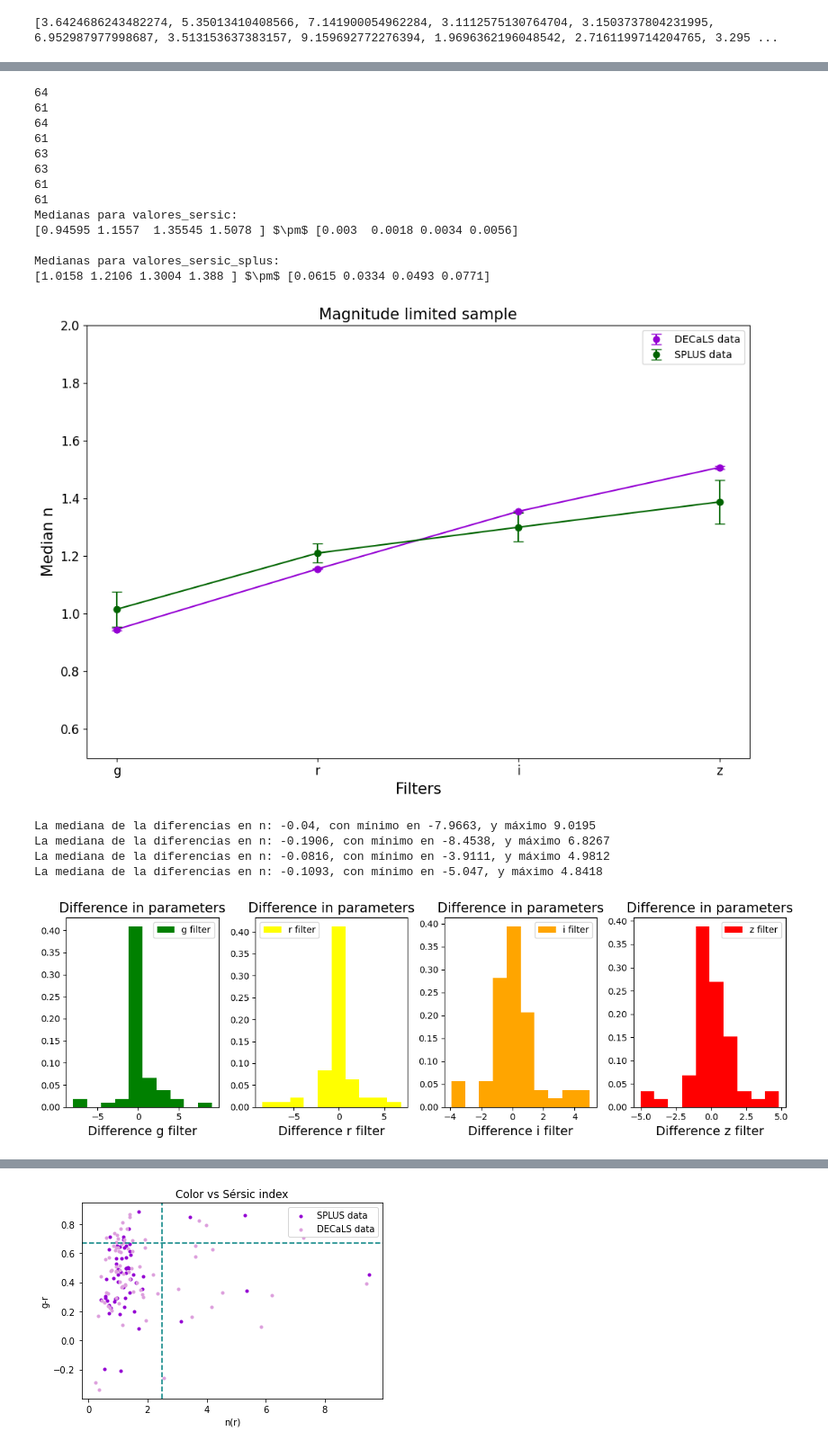
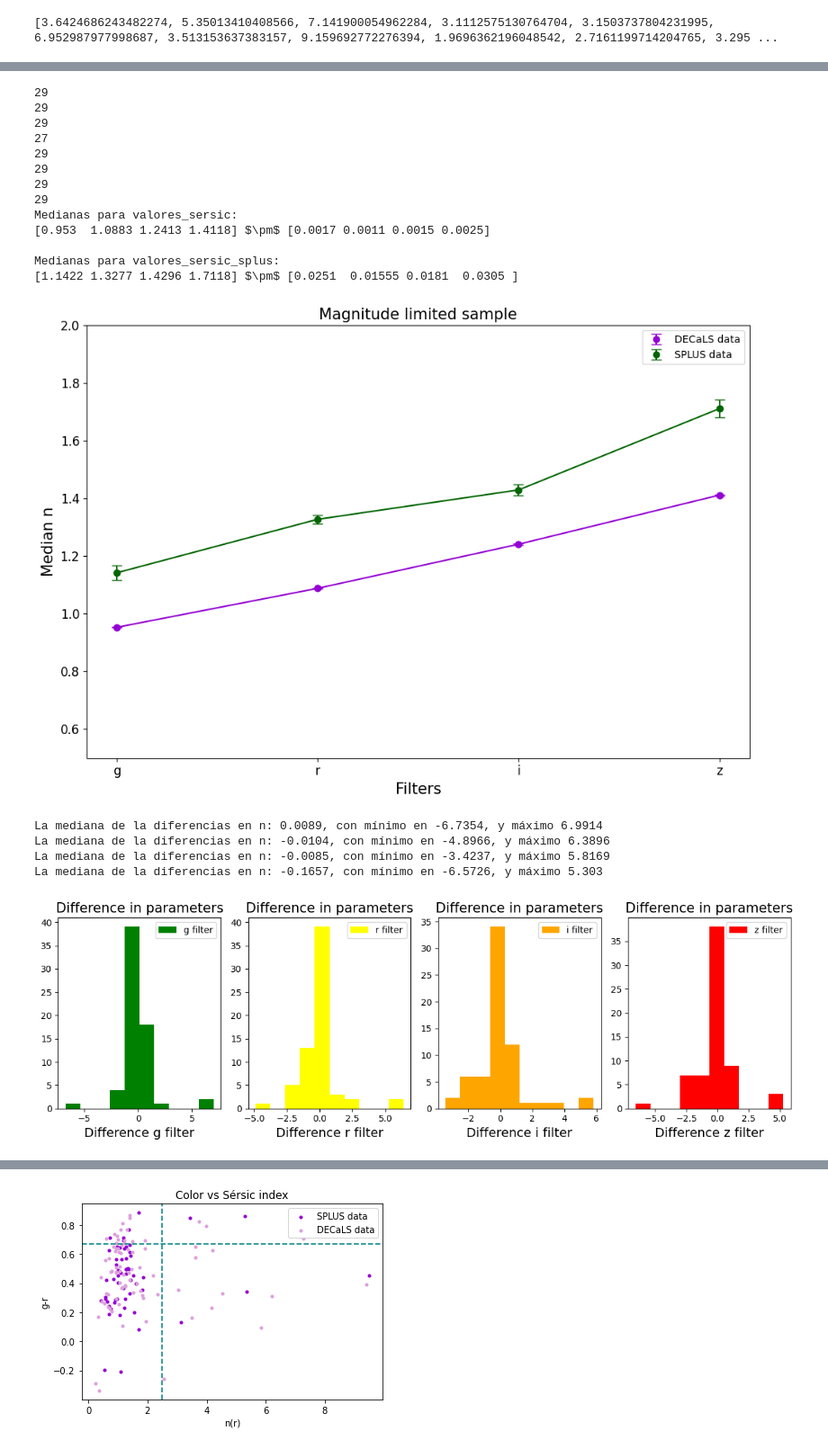
Before and after one commit to Siortiz/MorphoLS, a Jupyter notebook: Analysis/DECALS_SPLUS_plots.ipynb, the cells around one changed output, grey strips where cells are left out. Shown at 90% size. Drawn from its saved outputs; the diff is of its cells as text; code cells hidden in the pictures.

```diff
--- a/Analysis/DECALS_SPLUS_plots.ipynb
+++ b/Analysis/DECALS_SPLUS_plots.ipynb
@@ -12,22 +12,22 @@ import seaborn as sns
 #decals_splus
 # %%
 model_raw = Table.read('GalfitM_DECALS_SPLUS_ahorasi.csv', format='ascii')
-splus_raw = Table.read('GalfitM_output_SPLUS_minus.csv', format='ascii')
+splus_raw = Table.read('Galfitm_SPLUS_ahorasi.csv', format='ascii')
 splus = splus_raw[splus_raw['type'] != 'PSF']
 model = model_raw[model_raw['type'] != 'PSF']
-#model_splus_raw = Table.read('splus_and_decals.csv', format='ascii')
-#model_splus = model_splus_raw[model_splus_raw['type_1'] != 'PSF']
+model_splus_raw = Table.read('splus_and_decals.csv', format='ascii')
+model_splus = model_splus_raw[model_splus_raw['type_1'] != 'PSF']
 m = model.group_by('Group')
 
 s = splus.group_by('Group')
 keys = s.groups.keys
 keys_model = m.groups.keys
 
-#model = model[model['mag_r'] < 18.5]
-#splus = splus[splus['MAG_r'] < 18.5]
+#model = model[model['mag_r'] < 18]
+#splus = splus[splus['MAG_r'] < 18]
 
-#splus = splus[(splus['MAG_g'] < 18.5) & (splus['MAG_r'] < 18.5) & (splus['MAG_i'] < 18.5) & (splus['MAG_z'] < 18.5)]
-#model = model[(model['mag_g'] < 18.5) & (model['mag_r'] < 18.5) & (model['mag_i'] < 18.5) & (model['mag_z'] < 18.5)]
+splus = splus[(splus['MAG_g'] < 18) & (splus['MAG_r'] < 18) & (splus['MAG_i'] < 18) & (splus['MAG_z'] < 18)]
+model = model[(model['mag_g'] < 18) & (model['mag_r'] < 18) & (model['mag_i'] < 18) & (model['mag_z'] < 18)]
 
 # Encontrar las combinaciones únicas de 'Group' y 'Gal' en ambos catálogos
 keys_splus = set(zip(splus['ra'], splus['dec']))
@@ -37,6 +37,9 @@ keys_model = set(zip(model['ra'], model['dec']))
 common_keys = keys_splus.intersection(keys_model)
 model_filtered = model[[tuple(row['ra', 'dec']) in common_keys for row in model]]
 splus_filtered = splus[[tuple(row['ra', 'dec']) in common_keys for row in splus]]
+
+
+
 # Resultado final
 print(f"Total de galaxias en 'model' y 'splus' tras el filtrado: {len(model_filtered)}, {len(splus_filtered)}")
 #print(len(model_splus))
@@ -115,14 +140,14 @@ for filtro in filtros:
     model_filtered['RE_' +filtro] = pd.to_numeric(model_filtered['RE_' + filtro], errors = 'coerce')*0.262
     model_filtered['e_n_' + filtro] = pd.to_numeric(model_filtered['e_n_' + filtro], errors='coerce')
     model_filtered['e_RE_' + filtro] = pd.to_numeric(model_filtered['e_RE_' + filtro], errors='coerce')*0.262
-    #model_splus[f'n_{filtro}_1'] = pd.to_numeric(model_splus[f'n_{filtro}_1'], errors='coerce')
-    #model_splus[f'RE_{filtro}_1'] = pd.to_numeric(model_splus[f'RE_{filtro}_1'], errors = 'coerce')*0.262
-    #model_splus[f'e_n_{filtro}_1'] = pd.to_numeric(model_splus[f'e_n_{filtro}_1'], errors='coerce')
-    #model_splus[f'e_RE_{filtro}_1'] = pd.to_numeric(model_splus[f'e_RE_{filtro}_1'], errors='coerce')*0.262
-    #model_splus[f'n_{filtro}_2'] = pd.to_numeric(model_splus[f'n_{filtro}_2'], errors='coerce')
-    #model_splus[f'RE_{filtro}_2'] = pd.to_numeric(model_splus[f'RE_{filtro}_2'], errors = 'coerce')*0.55
-    #model_splus[f'e_n_{filtro}_2'] = pd.to_numeric(model_splus[f'e_n_{filtro}_2'], errors='coerce')
-    #model_splus[f'e_RE_{filtro}_2'] = pd.to_numeric(model_splus[f'e_RE_{filtro}_2'], errors='coerce')*0.55
+    model_splus[f'n_{filtro}_1'] = pd.to_numeric(model_splus[f'n_{filtro}_1'], errors='coerce')
+    model_splus[f'RE_{filtro}_1'] = pd.to_numeric(model_splus[f'RE_{filtro}_1'], errors = 'coerce')*0.55
+    model_splus[f'e_n_{filtro}_1'] = pd.to_numeric(model_splus[f'e_n_{filtro}_1'], errors='coerce')
+    model_splus[f'e_RE_{filtro}_1'] = pd.to_numeric(model_splus[f'e_RE_{filtro}_1'], errors='coerce')*0.55
+    model_splus[f'n_{filtro}_2'] = pd.to_numeric(model_splus[f'n_{filtro}_2'], errors='coerce')
+    model_splus[f'RE_{filtro}_2'] = pd.to_numeric(model_splus[f'RE_{filtro}_2'], errors = 'coerce')*0.262
+    model_splus[f'e_n_{filtro}_2'] = pd.to_numeric(model_splus[f'e_n_{filtro}_2'], errors='coerce')
+    model_splus[f'e_RE_{filtro}_2'] = pd.to_numeric(model_splus[f'e_RE_{filtro}_2'], errors='coerce')*0.262
 #H_0 = 67.4  # km/s/Mpc
 #splus_filtered['Distance (Mpc)'] = (splus_filtered['zmemb'] * 300000) / H_0
 for fil in filtros_splus_filtered:
@@ -230,19 +254,19 @@ print(f'{medianas_valores_sersic} $\pm$ {error_valores_sersic}')
 print("\nMedianas para valores_sersic_splus:")
 print(f'{medianas_valores_sersic_splus} $\pm$ {error_valores_sersic_splus}')
 # %% [output]
-64
-61
-64
-61
-63
-63
-61
-61
+29
+29
+29
+27
+29
+29
+29
+29
 Medianas para valores_sersic:
-[0.94595 1.1557  1.35545 1.5078 ] $\pm$ [0.003  0.0018 0.0034 0.0056]
+[0.953  1.0883 1.2413 1.4118] $\pm$ [0.0017 0.0011 0.0015 0.0025]
 
 Medianas para valores_sersic_splus:
-[1.0158 1.2106 1.3004 1.388 ] $\pm$ [0.0615 0.0334 0.0493 0.0771]
+[1.1422 1.3277 1.4296 1.7118] $\pm$ [0.0251  0.01555 0.0181  0.0305 ]
 # %%
 # Crear el gráfico de puntos con barras de error
 plt.figure(figsize=(10, 7))
@@ -270,7 +294,7 @@ plt.tight_layout()
 # Mostrar el gráfico
 plt.show()
 # %% [output]
-[figure, old version]
+[figure, new version]
 # %%
 # Función para graficar Re vs n en grz.
 def graficar_diferencias(axs, valores, valores_s, color_g, color_r, color_i, color_z, parameter):
@@ -281,19 +305,19 @@ def graficar_diferencias(axs, valores, valores_s, color_g, color_r, color_i, col
     dif_z = valores[3] - valores_s[3]
 
 
-    axs[0].hist(dif_g, density = True, bins=10, label='g filter', color=color_g)
+    axs[0].hist(dif_g, density = False, bins=10, label='g filter', color=color_g)
     axs[0].set_xlabel('Difference g filter', fontsize = 14)
     axs[0].set_title(f'Difference in parameters', fontsize=15)
 
-    axs[1].hist(dif_r, density = True, bins=10, label='r filter', color=color_r)
+    axs[1].hist(dif_r, density = False, bins=10, label='r filter', color=color_r)
     axs[1].set_xlabel('Difference r filter', fontsize = 14)
     axs[1].set_title(f'Difference in parameters', fontsize=15)
 
-    axs[2].hist(dif_i, density = True, bins=10, label='i filter', color=color_i)
+    axs[2].hist(dif_i, density = False, bins=10, label='i filter', color=color_i)
     axs[2].set_xlabel('Difference i filter', fontsize = 14)
     axs[2].set_title(f'Difference in parameters', fontsize=15)
 
-    axs[3].hist(dif_z, density = True, bins=10, label='z filter', color=color_z)
+    axs[3].hist(dif_z, density = False, bins=10, label='z filter', color=color_z)
     axs[3].set_xlabel('Difference z filter', fontsize = 14)
     axs[3].set_title(f'Difference in parameters', fontsize=15)
 
@@ -308,38 +332,38 @@ def graficar_diferencias(axs, valores, valores_s, color_g, color_r, color_i, col
     max_g = round(max(dif_g), 4)
 
     median_r = round(np.nanmedian(dif_r), 4)
     min_r = round(min(dif_r), 4)
     max_r = round(max(dif_r), 4)
 
     median_i = round(np.nanmedian(dif_i), 4)
     min_i = round(min(dif_i), 4)
     max_i = round(max(dif_i), 4)
 
     median_z = round(np.nanmedian(dif_z), 4)
     min_z = round(min(dif_z), 4)
     max_z = round(max(dif_z), 4)
 
     print(f'La mediana de la diferencias en {parameter}: {median_g}, con mínimo en {min_g}, y máximo {max_g}')
     print(f'La mediana de la diferencias en {parameter}: {median_r}, con mínimo en {min_r}, y máximo {max_r}')
     print(f'La mediana de la diferencias en {parameter}: {median_i}, con mínimo en {min_i}, y máximo {max_i}')
     print(f'La mediana de la diferencias en {parameter}: {median_z}, con mínimo en {min_z}, y máximo {max_z}')
 
 fig, axs = plt.subplots(1, 4, figsize=(12, 4))
 
 # Graficar
 graficar_diferencias(axs[:], valores_sersic, valores_sersic_splus, 'green', 'yellow', 'orange', 'red', 'n')
 #graficar_re_n(axs[:], splus, 'cyan', 'darkorchid', 'pink', 'SPLUS data', 0.55)
 #graficar_re_n(axs[:], d_stars[d_stars['n_i'] !=0.0], 'blue', 'black', 'lightgreen', 'Stars', 0.262)
 # Ajustar diseño y mostrar gráficos
 plt.legend()
 plt.tight_layout()
 plt.show()
 # %% [output]
-La mediana de la diferencias en n: -0.04, con mínimo en -7.9663, y máximo 9.0195
-La mediana de la diferencias en n: -0.1906, con mínimo en -8.4538, y máximo 6.8267
-La mediana de la diferencias en n: -0.0816, con mínimo en -3.9111, y máximo 4.9812
-La mediana de la diferencias en n: -0.1093, con mínimo en -5.047, y máximo 4.8418
+La mediana de la diferencias en n: 0.0089, con mínimo en -6.7354, y máximo 6.9914
+La mediana de la diferencias en n: -0.0104, con mínimo en -4.8966, y máximo 6.3896
+La mediana de la diferencias en n: -0.0085, con mínimo en -3.4237, y máximo 5.8169
+La mediana de la diferencias en n: -0.1657, con mínimo en -6.5726, y máximo 5.303
-[figure, old version]
+[figure, new version]
 # %%
 valores_re = np.array([model_filtered['RE_' + filtro] for filtro in filtros])
 valores_re_splus = np.array([splus_filtered[f'RE_' + filtro] for filtro in filtros])
```
Also changed, not shown: parts of 7 cells of this notebook, 12 other files.
